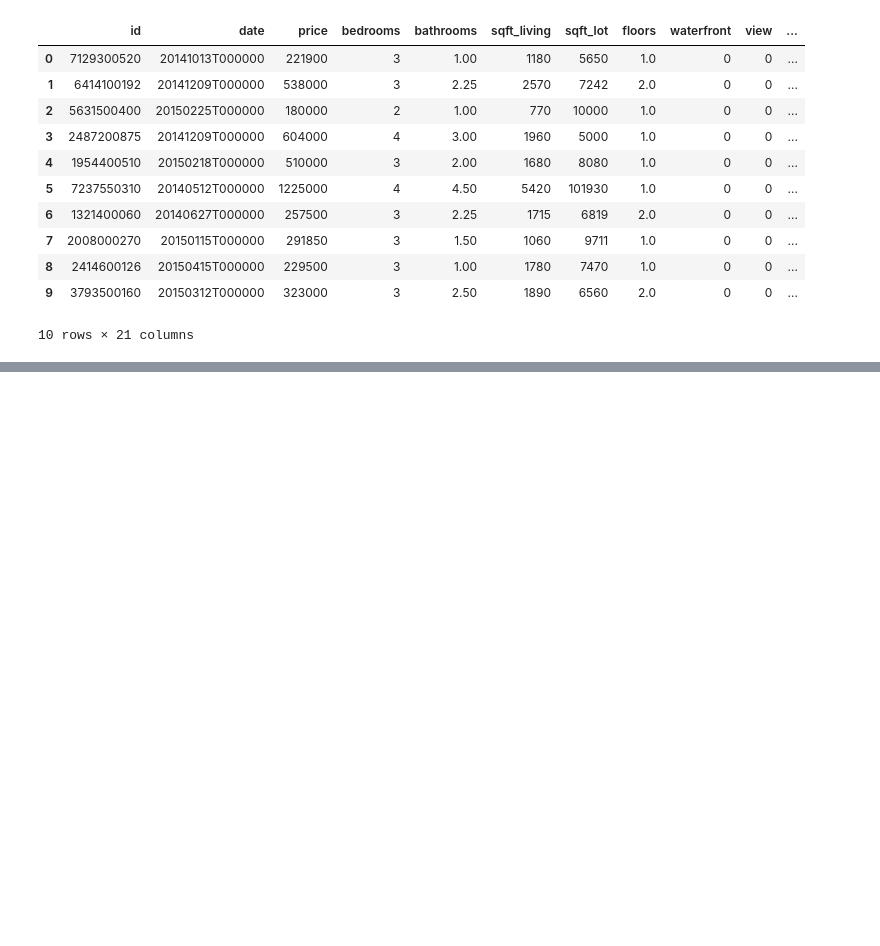
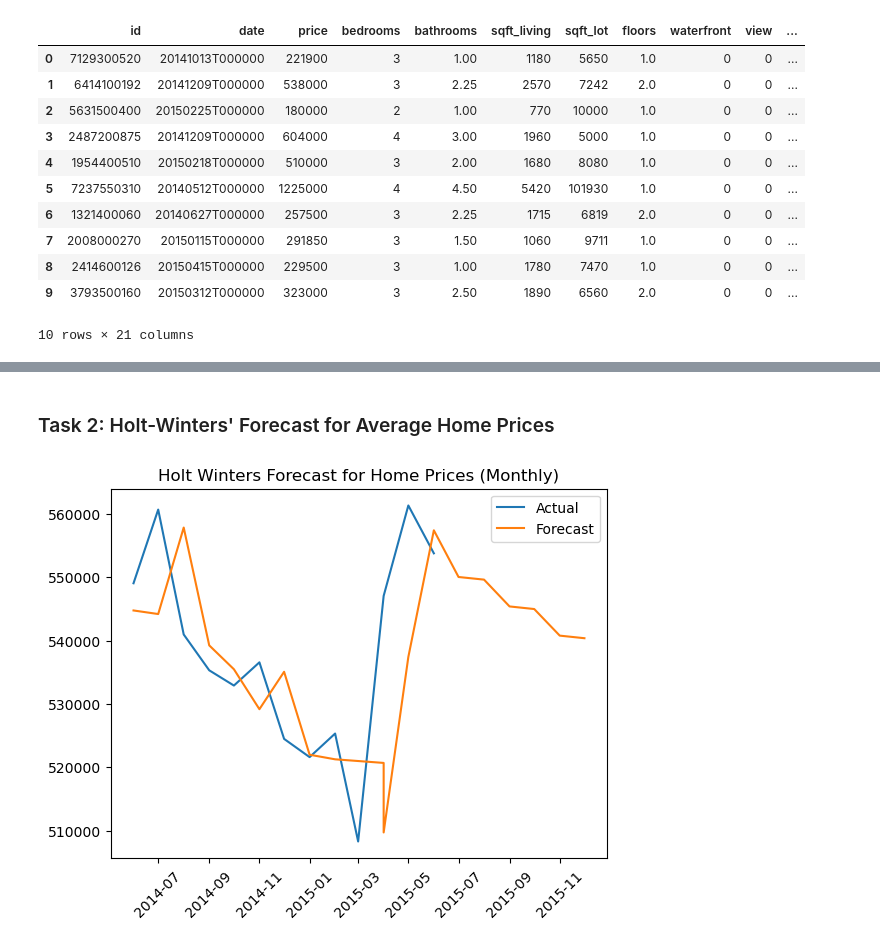
Before and after one commit to kylesorensen20/pandas-workshop, a Jupyter notebook: workshop.ipynb, the cells around one changed output, grey strips where cells are left out. Cells and saved outputs as stored; diff of their text form; code cells hidden in the pictures; blank space fills up the shorter version.

Commit message:
tenative final draft of workshop completed

```diff
--- a/workshop.ipynb
+++ b/workshop.ipynb
@@ -130,0 +335,34 @@ Using the skills we learned above along with some additional functionality from
+# %% [markdown]
+### Task 2: Holt-Winters' Forecast for Average Home Prices
+# %%
+# Create a "month" variable using time series features of pandas
+# to "floor" the date variable
+home_data["month"] = home_data["date"].dt.date + pd.tseries.offsets.MonthBegin(0)
+# Get the average home price by month
+home_price_monthly = home_data.groupby(['month'])['price'].mean().reset_index()
+# Forecast using Holt Winters model (6 months forward) from statsmodels package
+from statsmodels.tsa.holtwinters import ExponentialSmoothing
+fitted_model = ExponentialSmoothing(home_price_monthly['price'],
+                                    trend='mul',seasonal='mul',
+                                    seasonal_periods=2).fit()
+fc_prices = fitted_model.forecast(6)
+fitted_prices = pd.concat([fitted_model.fittedvalues, fc_prices])
+start_date = home_price_monthly.iloc[0].month
+end_date = start_date + pd.offsets.DateOffset(months=18)
+monthly_range = pd.date_range(start=start_date, end=end_date,
+                             periods=19) + pd.tseries.offsets.MonthBegin(0)
+fitted_prices = pd.DataFrame({'month': monthly_range.date, 'price': fitted_prices})
+df.iloc[9].month = pd.to_datetime('2015-03-01')
+# Create plot of forecast
+plt.plot(home_price_monthly['month'], home_price_monthly['price'], label='Actual')
+plt.plot(fitted_prices['month'], fitted_prices['price'], label='Forecast')
+plt.legend()
+plt.title('Holt Winters Forecast for Home Prices (Monthly)')
+plt.xticks(rotation=45)
+plt.show()
+# note: pandas recently removed some support for monthly indexing (very sad), so this
+# ended up taking a lot longer than expected but oh well
+# note: this is probably not the optimal model choice (note the convergence warning)
+# but that is beyond the scopeof this workshop and could probably constitute a whole project
+# %% [output]
+[figure, added]
```
Also changed, not shown: parts of 24 cells of this notebook, 2 other files.
